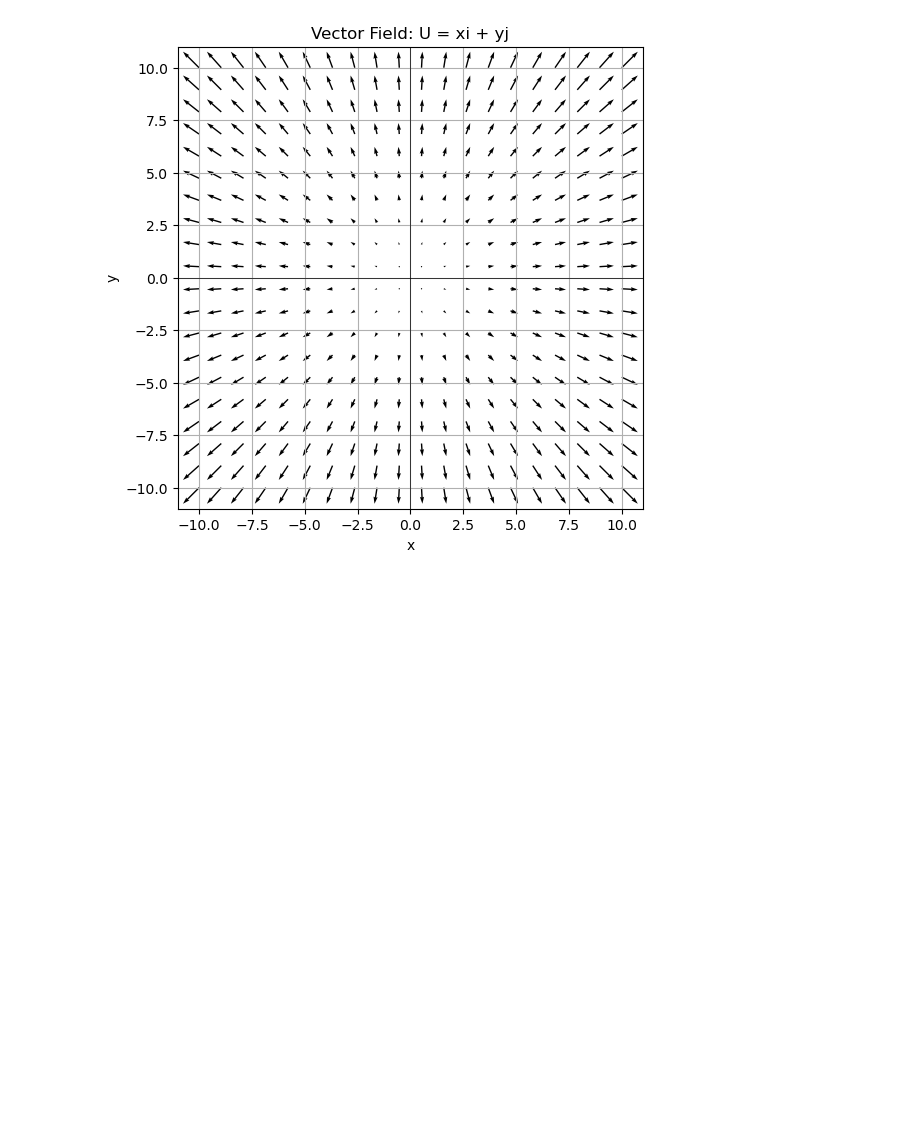
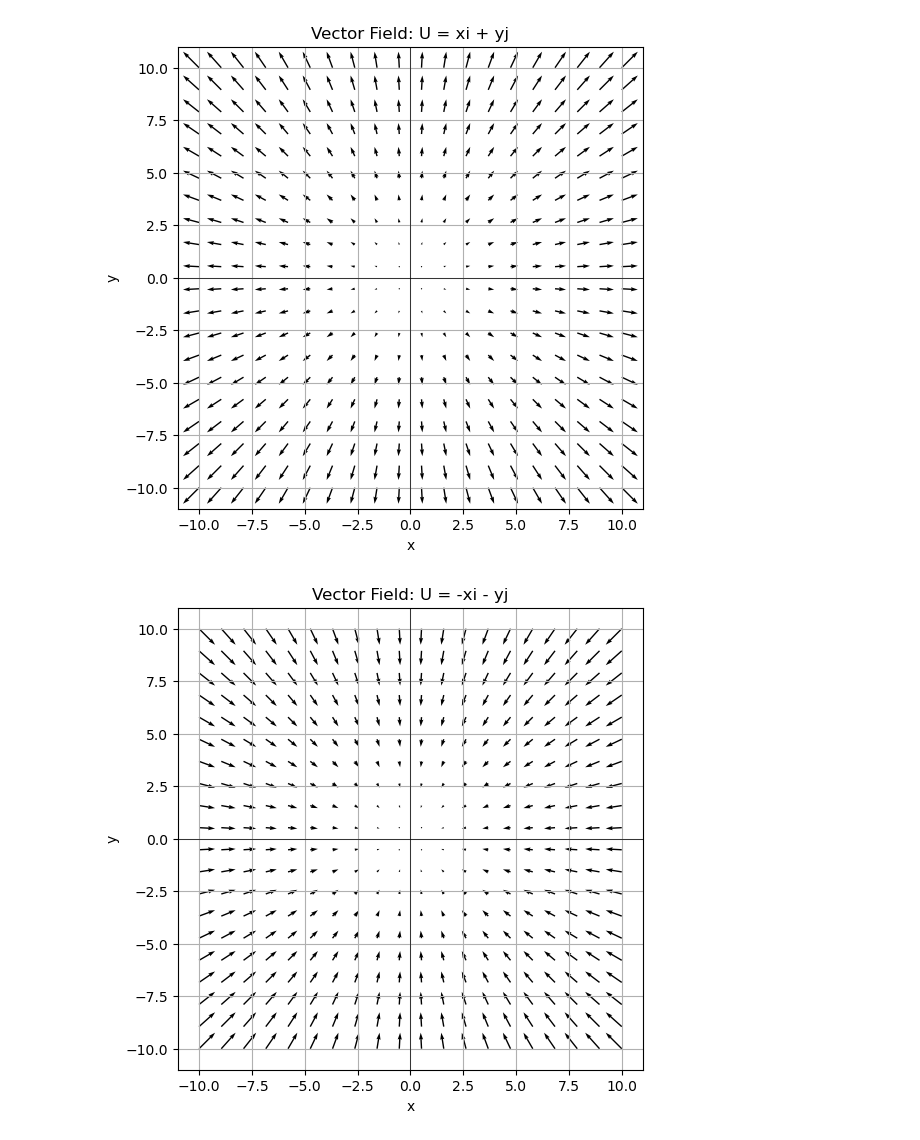
Before and after one commit to janakparajuli/Plot_2D_3D_Vector_Fields, a Jupyter notebook: Plot_Vector_Fields.ipynb, the cells around one changed output. Saved outputs shown, nothing was run; the diff lists cells and outputs as text; code cells hidden in the pictures; blank space fills up the shorter version.

Commit message:
plot 3d

```diff
--- a/Plot_Vector_Fields.ipynb
+++ b/Plot_Vector_Fields.ipynb
@@ -24,7 +24,7 @@ if not os.path.isdir(results_dir):
     os.makedirs(results_dir)
 
 # Define function to plot 2D vector fields
-def plot_2d_vector_field(X, Y, U, V, title):
+def plot_2d_vector_field(X, Y, U, V, title, name):
     plt.figure(figsize=(6, 6))
     plt.quiver(X, Y, U, V)     #provides arrows
     plt.xlabel('x')
@@ -33,7 +33,7 @@ def plot_2d_vector_field(X, Y, U, V, title):
     plt.axhline(0, color='black',linewidth=0.5)
     plt.axvline(0, color='black',linewidth=0.5)
     plt.grid(True)
-    plt.savefig(results_dir + my_7a)
+    plt.savefig(results_dir + name)
     plt.show()
 # %%
 # Create a meshgrid for x and y
@@ -75,0 +50,7 @@ plot_3d_vector_field(X, Y, Z, U, V, W, 'Vector Field: U = xi + yj + zk')
+# %%
+# Vector field b) U = -xi - yj
+U = -X
+V = -Y
+plot_2d_vector_field(X, Y, U, V, 'Vector Field: U = -xi - yj', my_7b)
+# %% [output]
+[figure, added]
```
Also changed, not shown: parts of 3 cells of this notebook.
